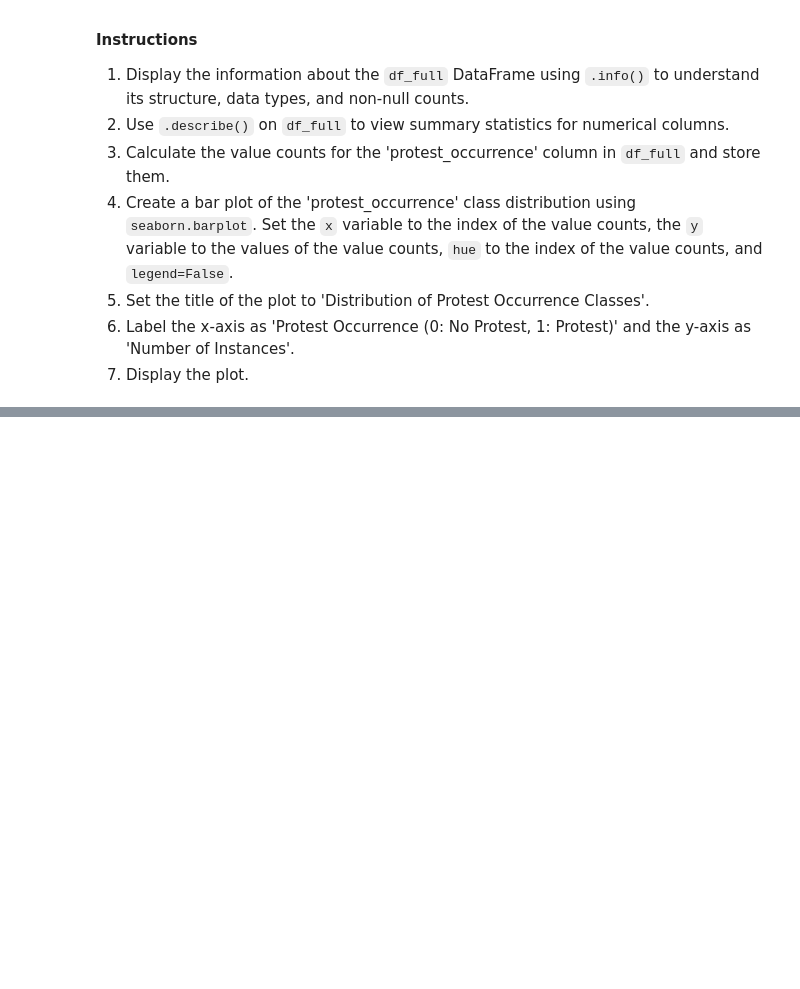
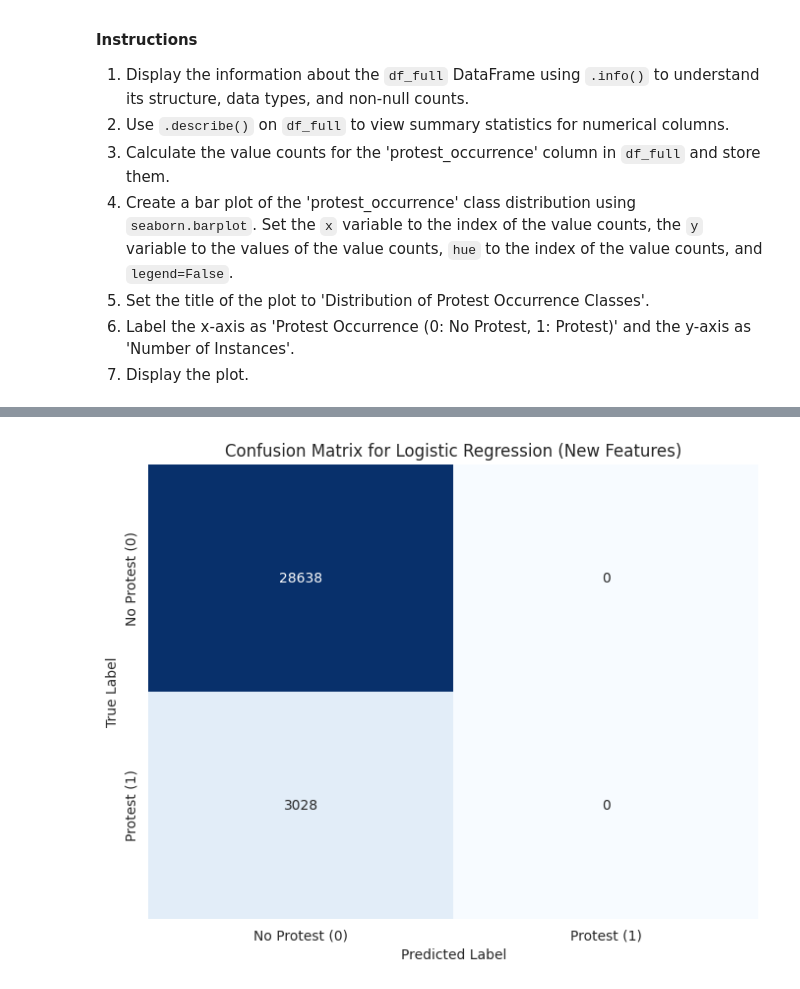
Before and after one commit to Millrjess/Millrjess, a Jupyter notebook: Final.ipynb, the cells around one changed output, grey strips where cells are left out. Drawn from its saved outputs; the diff is of its cells as text; code cells hidden in the pictures; blank space fills up the shorter version.

```diff
--- a/Final.ipynb
+++ b/Final.ipynb
@@ -2837,0 +3134,4 @@ Perform comprehensive exploratory data analysis on `df_full`. This includes chec
+# %%
+log_reg_model_new.fit(X_train_protest_new, y_train_protest_new)
+
+print("Logistic Regression model trained successfully with new data.")
@@ -2837,0 +3144,6 @@ Perform comprehensive exploratory data analysis on `df_full`. This includes chec
+# %%
+from sklearn.model_selection import train_test_split
+
+X_train_protest_new, X_test_protest_new, y_train_protest_new, y_test_protest_new = train_test_split(X_protest_final, y_protest_final, test_size=0.2, random_state=42, stratify=y_protest_final)
+
+print("Data split into training and testing sets.")
@@ -2837,0 +3155,4 @@ Perform comprehensive exploratory data analysis on `df_full`. This includes chec
+# %%
+log_reg_model_new.fit(X_train_protest_new, y_train_protest_new)
+
+print("Logistic Regression model trained successfully with new data.")
@@ -2837,0 +3164,4 @@ Perform comprehensive exploratory data analysis on `df_full`. This includes chec
+# %%
+y_pred_protest_new = log_reg_model_new.predict(X_test_protest_new)
+
+print("Predictions on the test set generated.")
@@ -2837,0 +3214,18 @@ Perform comprehensive exploratory data analysis on `df_full`. This includes chec
+# %%
+import matplotlib.pyplot as plt
+import seaborn as sns
+
+# Generate a confusion matrix
+cm_new = confusion_matrix(y_test_protest_new, y_pred_protest_new)
+
+# Visualize confusion matrix
+plt.figure(figsize=(8, 6))
+sns.heatmap(cm_new, annot=True, fmt='d', cmap='Blues', cbar=False,
+            xticklabels=['No Protest (0)', 'Protest (1)'],
+            yticklabels=['No Protest (0)', 'Protest (1)'])
+plt.xlabel('Predicted Label')
+plt.ylabel('True Label')
+plt.title('Confusion Matrix for Logistic Regression (New Features)')
+plt.show()
+# %% [output]
+[figure, added]
```
Also changed, not shown: parts of 127 cells of this notebook.
